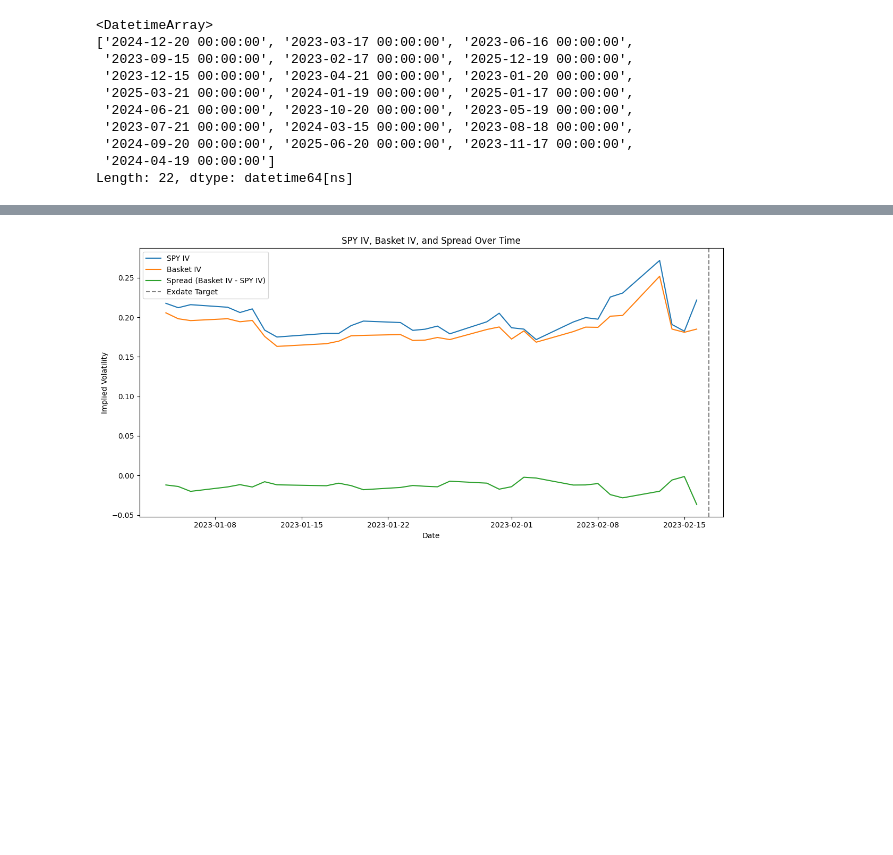
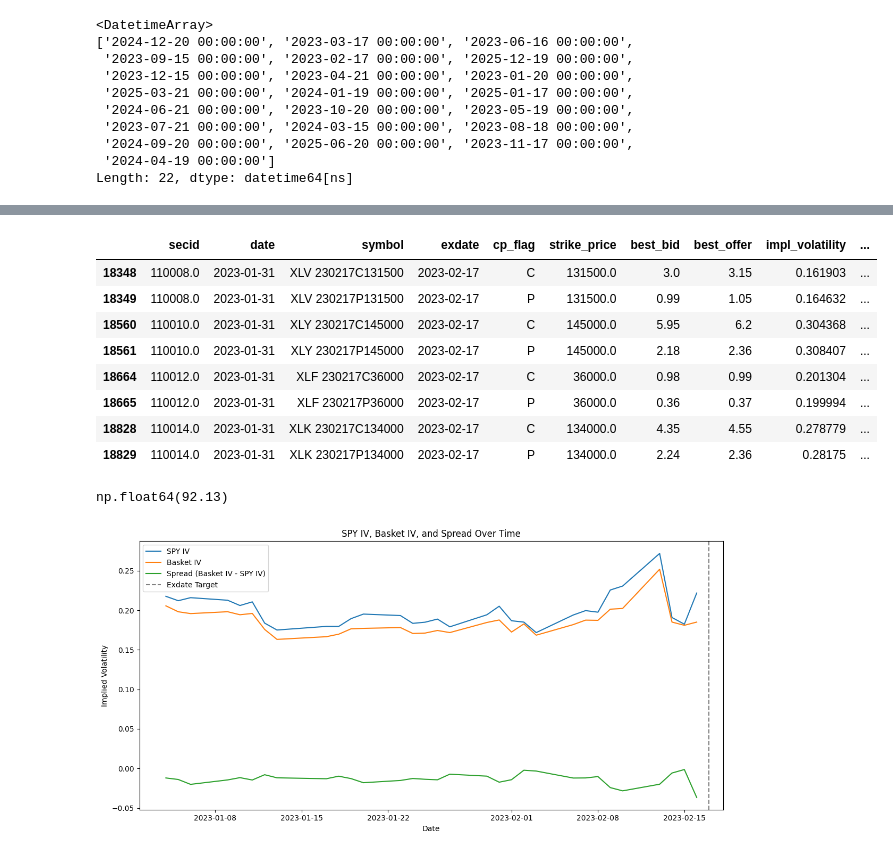
Before and after one commit to changjulian17/ibkr-connection, a Jupyter notebook: research/dispersion_trade_v0.ipynb, the cells around one changed output, grey strips where cells are left out. Cells and saved outputs as stored; diff of their text form; code cells hidden in the pictures; blank space fills up the shorter version.

```diff
--- a/research/dispersion_trade_v0.ipynb
+++ b/research/dispersion_trade_v0.ipynb
@@ -418,20 +354,0 @@ df_0223.shape
-# %%
-## trade date
-trade_date = pd.Timestamp('2023-01-31')
-# calculate spy iv
-spy_iv = df_0223[(df_0223['ticker'] == 'SPY') &
-        (df_0223['date'] == trade_date) &
-        (df_0223['strike_price'] == df_0223['atm_strike_price'])
-       ]['impl_volatility'].mean()
-# calculate basket iv
-df_1 = df_0223[(df_0223['ticker'] != 'SPY') &
-        (df_0223['date'] == trade_date) &
-        (df_0223['strike_price'] == df_0223['atm_strike_price'])
-       ].copy()
-df_1['weighted_iv'] = df_1['impl_volatility'] * df_1['Vector (Scaled_Weight)']
-basket_iv =df_1[(df_1['ticker'] != 'SPY') &
-         (df_1['date'] == trade_date) &
-         (df_1['strike_price'] == df_1['atm_strike_price'])
-        ].groupby('ticker')['weighted_iv'].mean().sum() / vector_rounded.sum()
-
-f"spy iv: {spy_iv}, basket iv: {basket_iv}, ratio: {basket_iv-spy_iv}"
@@ -440,3 +416,28 @@ f"spy iv: {spy_iv}, basket iv: {basket_iv}, ratio: {basket_iv-spy_iv}"
+# %%
+df[(df['ticker'] != 'SPY') &
+       (df['date'] == trade_date) &
+       (df['strike_price'] == df['atm_strike_price'])]
+# %% [output]
+|  | secid | date | symbol | exdate | cp_flag | strike_price | best_bid | best_offer | impl_volatility | ... |
+| 18348 | 110008.0 | 2023-01-31 | XLV 230217C131500 | 2023-02-17 | C | 131500.0 | 3.0 | 3.15 | 0.161903 | ... |
+| 18349 | 110008.0 | 2023-01-31 | XLV 230217P131500 | 2023-02-17 | P | 131500.0 | 0.99 | 1.05 | 0.164632 | ... |
+| 18560 | 110010.0 | 2023-01-31 | XLY 230217C145000 | 2023-02-17 | C | 145000.0 | 5.95 | 6.2 | 0.304368 | ... |
+| 18561 | 110010.0 | 2023-01-31 | XLY 230217P145000 | 2023-02-17 | P | 145000.0 | 2.18 | 2.36 | 0.308407 | ... |
+| 18664 | 110012.0 | 2023-01-31 | XLF 230217C36000 | 2023-02-17 | C | 36000.0 | 0.98 | 0.99 | 0.201304 | ... |
+| 18665 | 110012.0 | 2023-01-31 | XLF 230217P36000 | 2023-02-17 | P | 36000.0 | 0.36 | 0.37 | 0.199994 | ... |
+| 18828 | 110014.0 | 2023-01-31 | XLK 230217C134000 | 2023-02-17 | C | 134000.0 | 4.35 | 4.55 | 0.278779 | ... |
+| 18829 | 110014.0 | 2023-01-31 | XLK 230217P134000 | 2023-02-17 | P | 134000.0 | 2.24 | 2.36 | 0.28175 | ... |
+# %%
+# At entry, basket is bought at ask, weighted by Vector (Scaled_Weight)
+(
+    df[(df['ticker'] != 'SPY') &
+       (df['date'] == trade_date) &
+       (df['strike_price'] == df['atm_strike_price'])]
+    .assign(weighted_ask=lambda x: x['ask'] * x['Vector (Scaled_Weight)'])['weighted_ask']
+    .sum()
+)
+# %% [output]
+np.float64(92.13)
 # %%
 import matplotlib.pyplot as plt
 
```
Also changed, not shown: parts of 9 cells of this notebook.
